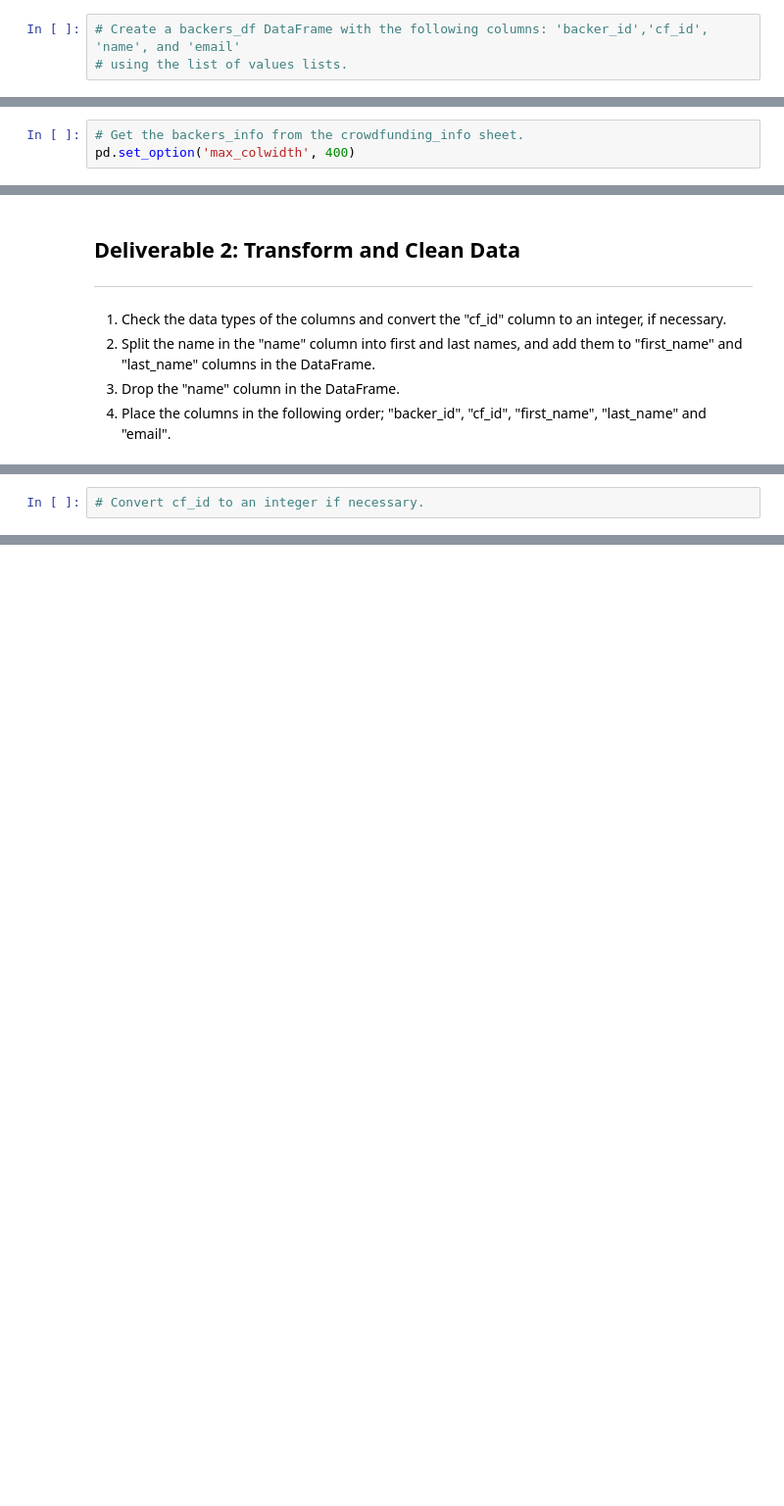
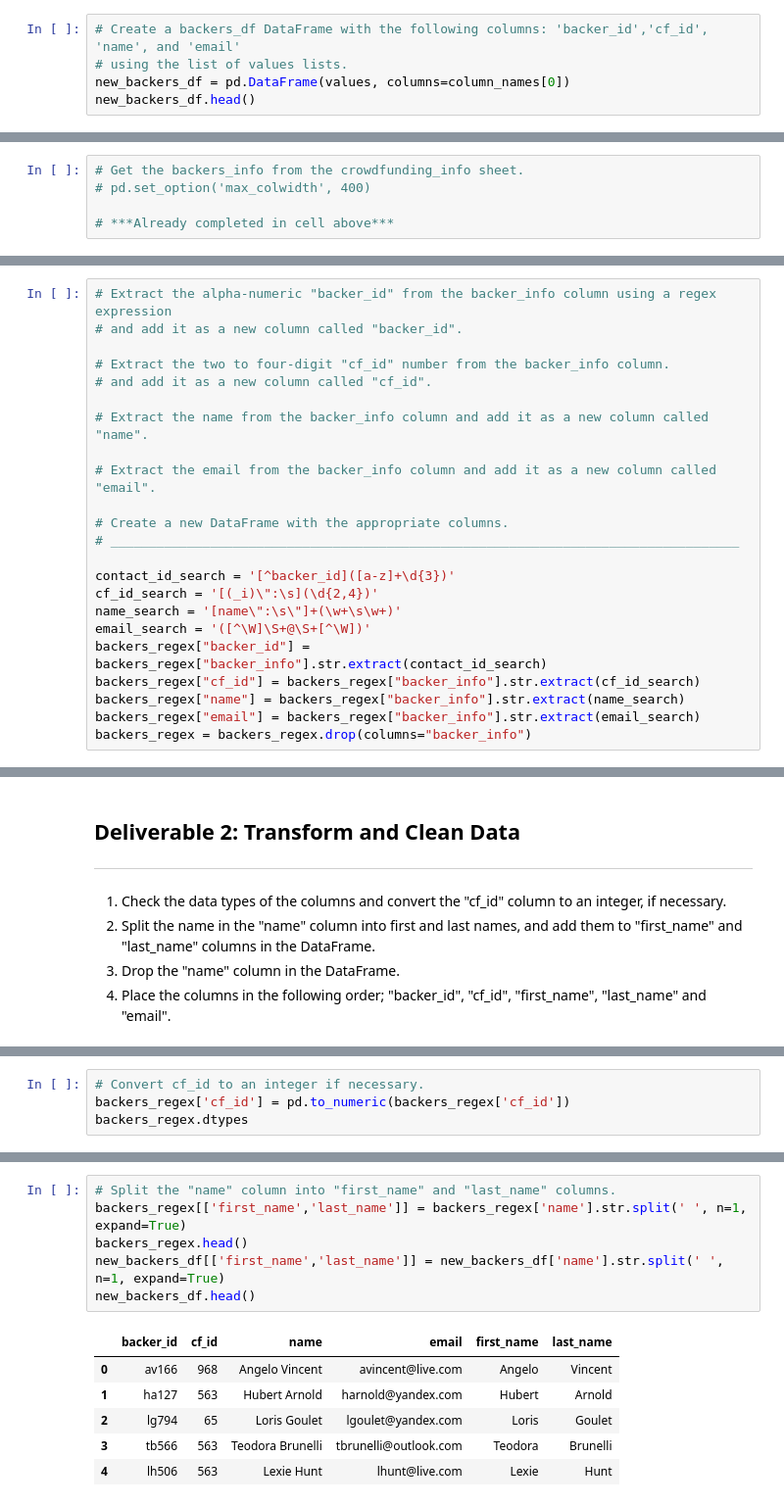
Before and after one commit to btmeasles/Crowdfunding-ETL, a Jupyter notebook: Extract-Transform_final_code.ipynb, the cells around one changed output, grey strips where cells are left out. Shown at 98% size. Cells and saved outputs as stored; diff of their text form; blank space fills up the shorter version.

```diff
--- a/Extract-Transform_final_code.ipynb
+++ b/Extract-Transform_final_code.ipynb
@@ -106,3 +99,5 @@ for i, row in backers_df.iterrows()
 # %%
 # Create a backers_df DataFrame with the following columns: 'backer_id','cf_id', 'name', and 'email'
 # using the list of values lists.
+new_backers_df = pd.DataFrame(values, columns=column_names[0])
+new_backers_df.head()
@@ -119,4 +130,6 @@ for i, row in backers_df.iterrows()
 4. Export the DataFrame as `backers_data.csv`.
 # %%
 # Get the backers_info from the crowdfunding_info sheet.
-pd.set_option('max_colwidth', 400)
+# pd.set_option('max_colwidth', 400)
+
+# ***Already completed in cell above***
@@ -134,0 +136,23 @@ pd.set_option('max_colwidth', 400)
+# %%
+# Extract the alpha-numeric "backer_id" from the backer_info column using a regex expression
+# and add it as a new column called "backer_id".
+
+# Extract the two to four-digit "cf_id" number from the backer_info column.
+# and add it as a new column called "cf_id".
+
+# Extract the name from the backer_info column and add it as a new column called "name".
+
+# Extract the email from the backer_info column and add it as a new column called "email".
+
+# Create a new DataFrame with the appropriate columns.
+# __________________________________________________________________________________
+
+contact_id_search = '[^backer_id]([a-z]+\d{3})'
+cf_id_search = '[(_i)\":\s](\d{2,4})'
+name_search = '[name\":\s\"]+(\w+\s\w+)'
+email_search = '([^\W]\S+@\S+[^\W])'
+backers_regex["backer_id"] = backers_regex["backer_info"].str.extract(contact_id_search)
+backers_regex["cf_id"] = backers_regex["backer_info"].str.extract(cf_id_search)
+backers_regex["name"] = backers_regex["backer_info"].str.extract(name_search)
+backers_regex["email"] = backers_regex["backer_info"].str.extract(email_search)
+backers_regex = backers_regex.drop(columns="backer_info")
@@ -146,2 +188,4 @@ pd.set_option('max_colwidth', 400)
 # %%
 # Convert cf_id to an integer if necessary.
+backers_regex['cf_id'] = pd.to_numeric(backers_regex['cf_id'])
+backers_regex.dtypes
@@ -150,2 +198,15 @@ pd.set_option('max_colwidth', 400)
+# %%
+# Split the "name" column into "first_name" and "last_name" columns.
+backers_regex[['first_name','last_name']] = backers_regex['name'].str.split(' ', n=1, expand=True)
+backers_regex.head()
+new_backers_df[['first_name','last_name']] = new_backers_df['name'].str.split(' ', n=1, expand=True)
+new_backers_df.head()
+# %% [output]
+|  | backer_id | cf_id | name | email | first_name | last_name |
+| 0 | av166 | 968 | Angelo Vincent | avincent@live.com | Angelo | Vincent |
+| 1 | ha127 | 563 | Hubert Arnold | harnold@yandex.com | Hubert | Arnold |
+| 2 | lg794 | 65 | Loris Goulet | lgoulet@yandex.com | Loris | Goulet |
+| 3 | tb566 | 563 | Teodora Brunelli | tbrunelli@outlook.com | Teodora | Brunelli |
+| 4 | lh506 | 563 | Lexie Hunt | lhunt@live.com | Lexie | Hunt |
 # %%
 #  Drop the name column
```
Also changed, not shown: parts of 21 cells of this notebook, 15 other files.
